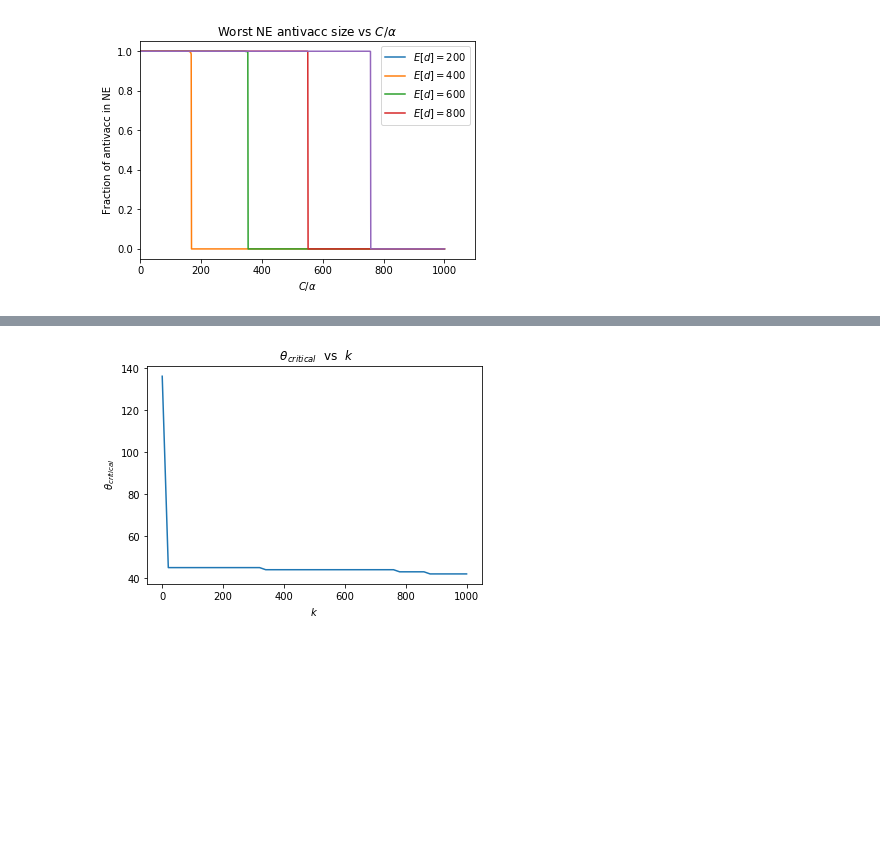
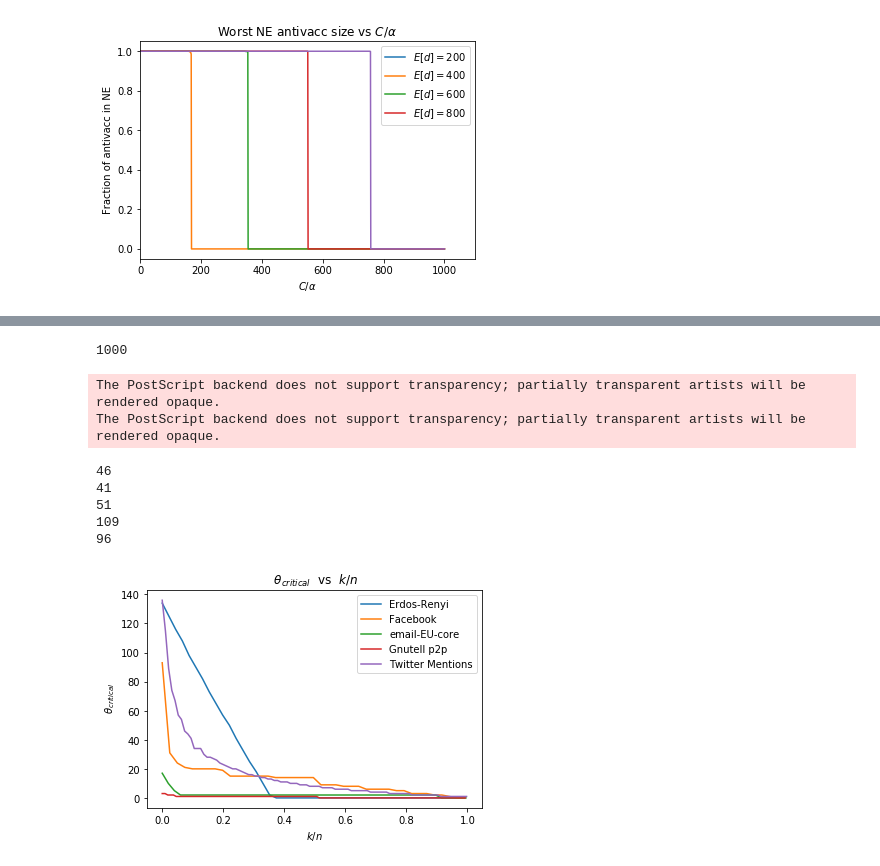
Before and after one commit to ahsantarique/Antivaccine-Sentiment, a Jupyter notebook: Src/threshold_diffusion.ipynb, the cells around one changed output, grey strips where cells are left out. Cells and saved outputs as stored; diff of their text form; code cells hidden in the pictures; blank space fills up the shorter version.

```diff
--- a/Src/threshold_diffusion.ipynb
+++ b/Src/threshold_diffusion.ipynb
@@ -401,21 +435,44 @@ for k in range(0,1001,20):
-# %%
-x = range(0,1001,20)
-ymentions = [136, 45, 45, 45, 45, 45, 45, 45, 45, 45, 45, 45, 45, 45, 45, 45, 45, 44, 44, 44, 44, 44, 44, 44, 44, 44, 44, 44, 44, 44, 44, 44, 44, 44, 44, 44, 44, 44, 44, 43, 43, 43, 43, 43, 42, 42, 42, 42, 42, 42, 42, ]
-yp2p = [3, 3, 3, 3, 3, 3, 3, 3, 3, 3, 3, 3, 3, 3, 3, 3, 3, 3, 3, 3, 3, 3, 3, 3, 3, 3, 3, 3, 3, 3, 3, 3, 3, 3, 3, 3, 3, 3, 3, 3, 3, 3, 3, 3, 3, 3, 3, 3, 3, 3, 3, 3, 3, 3, 3, 3, 3, 3, 3, 3, 3, 3, 3, 3, 3, 3, 3, 3, 3, 3, 3, 3, 3, 3, 3, 3, 3, 3, 3, 3, 3, 3, 3, 3, 3, 3, 3, 3, 3, 3, 3, 3, 3, 3, 3, 3, 3, 3, 3, 3, 3, 3, 3, 3, 3, 3, 3, 3, 3, 3, 3, 3, 3, 3, 3, 3, 3, 3, 3, 3, 3, 3, 3, 3, 3, 3, 3, 3, 3, 3, 3, 3, 3, 3, 3, 3, 3, 3, 3, 3, 3, 3, 3, 3, 3, 3, 3, 3, 3, 3, 3, 3, 3, 3, 3, 3, 3, 3, 3, 3, 3, 3, 3, 3, 3, 3, 3, 3, 3, 3, 3, 3, 3, 3, 3, 3, 3, 3, 3, 3, 3, 3, 3, 3, 3, 3, 3, 3, 3, 3, 3, 3, 3, 3, 3, 3, 3, 3, 3, 3, 3, ]
-yemail = [17, 16, 16, 15, 15, 15, 15, 14, 14, 14, 14, 12, 12, 12, 12, 12, 11, 11, 11, 10, 10, 10, 10, 10, 10, 10, 10, 9, 8, 8, 8, 7, 7, 7, 7, 7, 7, 7, 7, 7, 7, 7, 7, 7, 7, 7, 7, 7, 7, 7, 7, 7, 7, 7, 7, 7, 7, 7, 7, 7, 7, 7, 7, 7, 6, 6, 6, 6, 6, 6, 6, 6, 6, 6, 6, 6, 6, 5, 5, 5, 5, 5, 5, 5, 5, 5, 5, 5, 5, 5, 5, 5, 5, 5, 5, 5, 5, 5, 5, 5, 5, 5, 5, 5, 5, 4, 4, 4, 4, 4, 4, 4, 4, 4, 4, 4, 4, 3, 3, 3, 3, 3, 3, 3, 3, 3, 3, 3, 3, 3, 3, 3, 3, 3, 3, 3, 3, 3, 3, 3, 3, 3, 3, 3, 3, 3, 3, 3, 3, 3, 3, 3, 2, 2, 2, 2, 2, 2, 2, 2, 2, 2, 2, 2, 2, 2, 2, 2, 2, 2, 2, 2, 2, 2, 2, 2, 2, 2, 2, 2, 2, 2, 2, 2, 2, 2, 2, 2, 2, 2, 2, 2, 2, 2, 2, 2, 2, 2, 2, 2, 2]
-yerdos = [169, 167, 167, 165, 165, 164, 163, 163, 163, 162, 162, 162, 162, 162, 162, 162, 162, 162, 162, 162, 162, 162, 162, 161, 161, 161, 161, 161, 161, 161, 160, 160, 160, 160, 160, 160, 160, 160, 160, 160, 159, 159, 159, 159, 159, 159, 159, 159, 159, 159, 159, 159, 159, 158, 158, 158, 158, 158, 158, 158, 158, 158, 158, 158, 157, 157, 157, 157, 157, 157, 157, 157, 157, 157, 157, 157, 157, 157, 156, 156, 156, 156, 156, 156, 156, 156, 156, 156, 156, 156, 155, 155, 155, 155, 155, 155, 155, 155, 155, 155, 155, 155, 155, 155, 155, 155, 155, 155, 155, 154, 154, 154, 154, 154, 154, 154, 154, 154, 154, 154, 154, 154, 154, 154, 154, 154, 153, 153, 153, 153, 153, 153, 153, 152, 152, 152, 152, 152, 152, 152, 152, 152, 152, 152, 152, 152, 152, 152, 152, 152, 152, 152, 151, 151, 151, 151, 151, 151, 151, 151, 151, 151, 151, 151, 151, 150, 150, 150, 150, 150, 150, 150, 150, 149, 149, 149, 149, 149, 149, 148, 148, 148, 148, 148, 148, 148, 147, 147, 147, 147, 146, 146, 146, 146, 146, 144, 144, 143, 143, 143, 139]
-yfacebook = [93, 93, 93, 93, 93, 93, 93, 93, 93, 93, 93, 93, 93, 93, 93, 93, 93, 93, 93, 93, 93, 93, 93, 93, 93, 93, 93, 93, 93, 93, 93, 93, 93, 93, 93, 93, 93, 93, 93, 93, 93, 93, 93, 93, 93, 93, 93, 93, 93, 93, 93, 93, 93, 93, 93, 93, 93, 93, 93, 93, 93, 93, 93, 93, 93, 93, 93, 93, 93, 93, 93, 93, 93, 93, 93, 93, 93, 93, 93, 93, 93, 93, 93, 93, 93, 93, 93, 93, 93, 93, 93, 93, 93, 93, 93, 93, 93, 93, 93, 93, 93, 93, 93, 93, 93, 93, 93, 93, 93, 93, 93, 93, 93, 93, 93, 93, 93, 93, 93, 93, 93, 93, 93, 93, 93, 93, 93, 93, 93, 93, 93, 93, 93, 93, 93, 93, 93, 93, 93, 93, 93, 93, 93, 93, 93, 93, 93, 93, 93, 93, 93, 93, 93, 93, 93, 93, 93, 93, 93, 93, 93, 93, 93, 93, 93, 93, 93, 93, 93, 93, 93, 93, 93, 93, 93, 93, 93, 93, 93, 93, 93, 93, 93, 93, 93, 93, 93, 93, 93, 93, 93, 93, 93, 93, 93, 93, 93, 93, 93, 93, 93]
-
-y_list = [ymentions]
-legend = ['Erdos-Renyi', 'Facebook', 'email-EU-core', 'Gnutell p2p', 'Twitter Mentions']
-
-for y in y_list:
-  plt.plot(x,y)
-
-plt.xlabel(r'$k$')
-plt.ylabel(r' $\theta_{critical}$')
-plt.title(r' $\theta_{critical}$  vs  $k$')
-# plt.legend(legend)
-plt.savefig('theta_vs_k-ymentions.eps')
-# %% [output]
-[figure, removed]
+# %%
+'phillyeaglesfa1'
+len(g)
+# %% [output]
+1000
+# %%
+ymentions = [136, 115, 89, 74, 67, 57, 54, 46, 44, 41, 34, 34, 34, 30, 28, 28, 27, 26, 24, 23, 22, 21, 20, 20, 19, 18, 17, 16, 16, 15, 15, 14, 14, 13, 13, 12, 12, 11, 11, 11, 10, 10, 10, 9, 9, 9, 8, 8, 8, 8, 7, 7, 7, 7, 6, 6, 6, 6, 6, 5, 5, 5, 5, 5, 5, 4, 4, 4, 4, 4, 4, 3, 3, 3, 3, 3, 3, 3, 2, 2, 2, 2, 2, 2, 2, 2, 2, 1, 1, 1, 1, 1, 1, 1, 1, 1, ]
+yp2p = [3, 3, 2, 2, 2, 1, 1, 1, 1, 1, 1, 1, 1, 1, 1, 1, 1, 1, 1, 1, 1, 1, 1, 1, 1, 1, 1, 1, 1, 1, 1, 1, 1, 1, 1, 1, 1, 1, 1, 1, 1, 1, 1, 1, 1, 1, 1, 1, 1, 1, 1, 1, 1, 1, 1, 1, 0, 0, 0, 0, 0, 0, 0, 0, 0, 0, 0, 0, 0, 0, 0, 0, 0, 0, 0, 0, 0, 0, 0, 0, 0, 0, 0, 0, 0, 0, 0, 0, 0, 0, 0, 0, 0, 0, 0, 0, 0, 0, 0, 0, 0, 0, 0, 0, 0, 0, 0, 0, 0, ]
+yemail = [17, 10, 5, 2, 2, 2, 2, 2, 2, 2, 2, 2, 2, 2, 2, 2, 2, 2, 2, 2, 2, 2, 2, 2, 2, 2, 2, 2, 2, 2, 2, 2, 2, 2, 2, 2, 2, 2, 2, 2, 2, 2, 2, 2, 2, 2, 0, 0, 0, 0, 0, ]
+yerdos = [134, 125, 116, 108, 98, 90, 82, 73, 65, 57, 50, 41, 33, 25, 18, 10, 2, 0, 0, 0, 0, 0, 0, 0, 0, 0, 0, 0, 0, 0, 0, 0, 0, 0, 0, 0, 0, 0, 0, 0, 0, 0, 0, 0, 0, 0, ]
+yfacebook = [93, 31, 24, 21, 20, 20, 20, 20, 19, 15, 15, 15, 15, 15, 15, 14, 14, 14, 14, 14, 14, 9, 9, 9, 8, 8, 8, 6, 6, 6, 6, 5, 5, 3, 3, 3, 2, 2, 1, 0, 0, ]
+
+np2p = 10876
+nfb = 4039
+nmentions = 9527
+nerdos = 1000
+nemail = 1005
+
+y_list = [yerdos, yfacebook, yemail, yp2p, ymentions]
+ns = [nerdos, nfb, nemail, np2p, nmentions]
+
+legend = ['Erdos-Renyi', 'Facebook', 'email-EU-core', 'Gnutell p2p', 'Twitter Mentions']
+
+i = 0
+for y in y_list:
+  print(len(y))
+  n = ns[i]
+  plt.plot( np.array(range(0, n, n//(len(y)-1)))/n, y)
+  i += 1
+
+plt.xlabel(r'$k/n$')
+plt.ylabel(r' $\theta_{critical}$')
+plt.title(r' $\theta_{critical}$  vs  $k/n$')
+plt.legend(legend)
+plt.savefig('theta_vs_k-ymentions.eps')
+# %% [output]
+The PostScript backend does not support transparency; partially transparent artists will be rendered opaque.
+The PostScript backend does not support transparency; partially transparent artists will be rendered opaque.
+46
+41
+51
+109
+96
+[figure, added]
```
Also changed, not shown: parts of 8 cells of this notebook, 15 other files.
